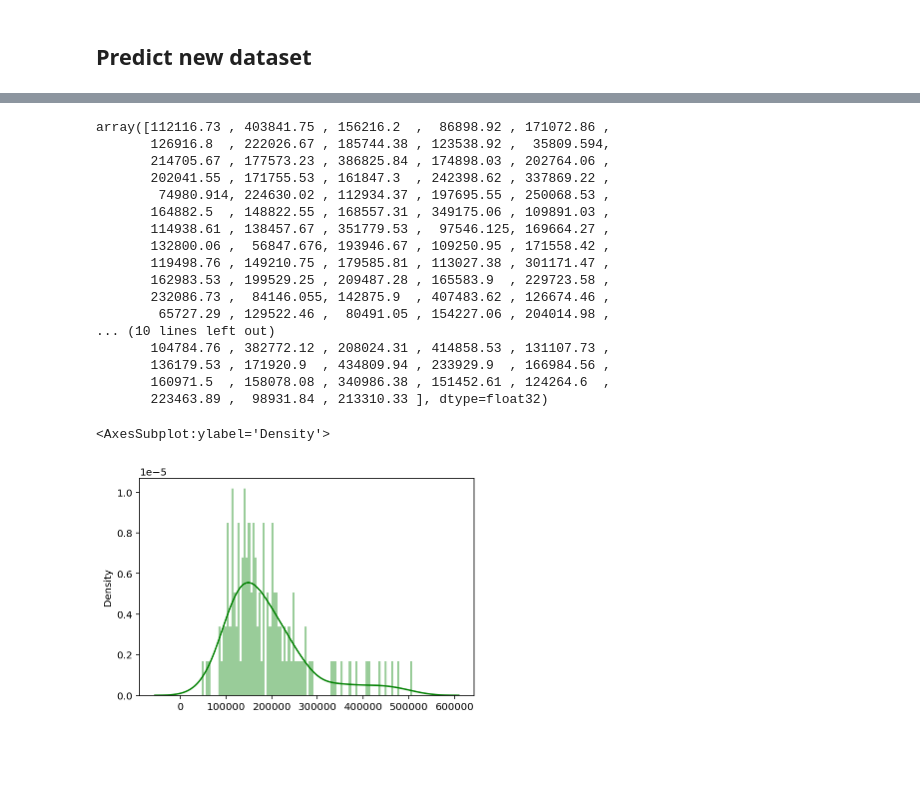
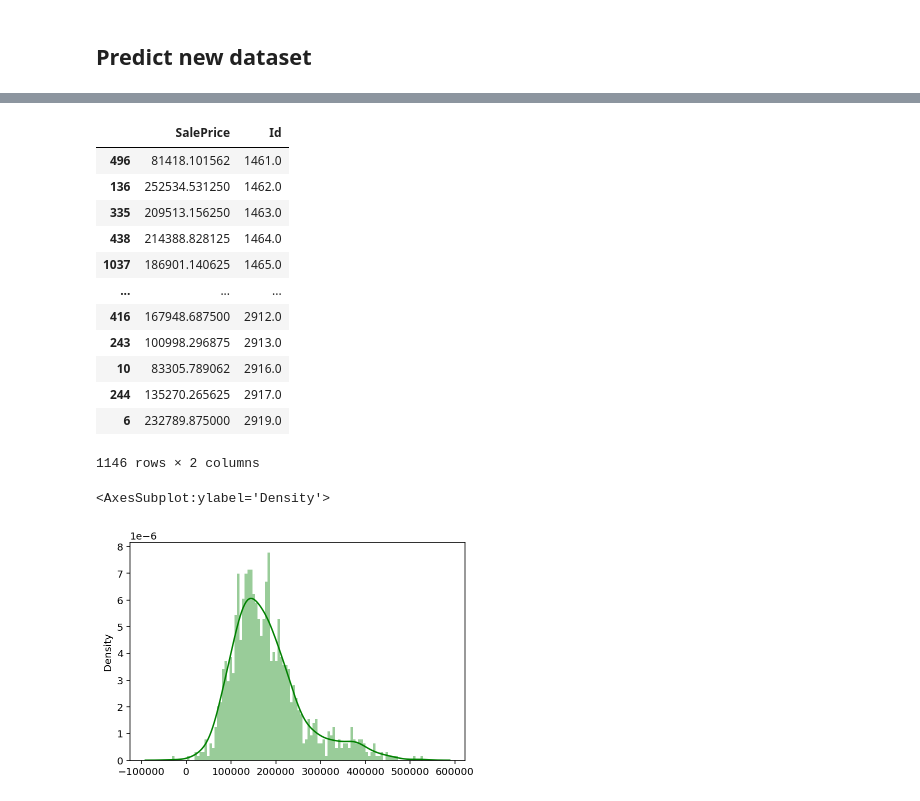
Before and after one commit to ET645/Adriel_ET645, a Jupyter notebook: House_Price_Predcition_Kaagle/House_Price_Prediction_NN_Kaagle.ipynb, the cells around one changed output, grey strips where cells are left out. Saved outputs shown, nothing was run; the diff lists cells and outputs as text; code cells hidden in the pictures; blank space fills up the shorter version.

```diff
--- a/House_Price_Predcition_Kaagle/House_Price_Prediction_NN_Kaagle.ipynb
+++ b/House_Price_Predcition_Kaagle/House_Price_Prediction_NN_Kaagle.ipynb
@@ -188,7 +188,7 @@ for i, ax in enumerate(fig.axes):
 # %% [markdown]
 ## Preprocess
 # %%
-def preprocess(df, transformers:dict={}):
+def preprocess(df, transformers:dict={}, data_type='train'):
     """
     Preprocess the dataframe to better use in the model.
 
@@ -200,8 +200,12 @@ def preprocess(df, transformers:dict={}):
         [pd.DataFrame]
         [dict]: Dictionary of transformers used.
     """
+    df_wrangling = df.copy()
 
-    df_wrangling = df.copy()
+    if data_type == 'test':
+        id_series = df_wrangling['Id']
+    else:
+        id_series = None
 
     # One Hot Enconding
     categorical_variables = df_wrangling.select_dtypes(exclude = ['float64', 'int64'])
@@ -239,9 +243,13 @@ def preprocess(df, transformers:dict={}):
 
     df_wrangling.drop(columns=useless_cols, inplace=True)
 
+    if data_type== 'test':
+        df_wrangling['label'] = id_series
+
     # Dropping NA's
     df_wrangling.dropna(inplace=True)
 
     return df_wrangling, {'scaler': scaler,
                           'encoder': enc,
-                          'cols_to_drop': useless_cols}
+                          'cols_to_drop': useless_cols,
+                          'test_id_series': id_series}
@@ -316,8 +340,12 @@ X_validation['label'] = y_validation
 df_train = X_train
 df_validation = X_validation
 
+
+# cols = pd.read_csv('data/test.csv').isna().mean()[pd.read_csv('data/test.csv').isna().mean() > 0.3].index.tolist()
+# df_test = pd.read_csv('data/test.csv').drop(columns=cols).dropna()
 df_test, transformers = preprocess(pd.read_csv('data/test.csv'),
-                                  transformers=train_transformers)
+                                  transformers=train_transformers,
+                                  data_type='test')
 
 dataloader = {}
 names = ['train', 'validation', 'test']
@@ -605,34 +602,36 @@ def predict(model, feat, scaler_train=get_train_scaler()):
         return output
 
 
-final_results = []
+final_results = np.array(None)
+id_results = np.array(None)
 for data in iter(dataloader['test']):
     new_features = data['features']
     y_predicted = predict(model, new_features)
-    final_results.append(y_predicted)
-    break
-final_results = np.array(final_results)
-final_results.flatten()
+    final_results = np.append(final_results, y_predicted)
+
+    id_results = np.append(id_results, data['label'].numpy())
+
+final_results = np.array(final_results).flatten()[1:]
+id_results = np.array(id_results).flatten()[1:]
+df_results = pd.DataFrame.from_dict({'SalePrice': final_results, 'Id': id_results},
+                                    orient='index').T
+df_results.sort_values(by = 'Id')
 # %% [output]
+|  | SalePrice | Id |
+| 496 | 81418.101562 | 1461.0 |
+| 136 | 252534.531250 | 1462.0 |
+| 335 | 209513.156250 | 1463.0 |
+| 438 | 214388.828125 | 1464.0 |
+| 1037 | 186901.140625 | 1465.0 |
+| ... | ... | ... |
+| 416 | 167948.687500 | 2912.0 |
+| 243 | 100998.296875 | 2913.0 |
+| 10 | 83305.789062 | 2916.0 |
+| 244 | 135270.265625 | 2917.0 |
+| 6 | 232789.875000 | 2919.0 |
-array([112116.73 , 403841.75 , 156216.2  ,  86898.92 , 171072.86 ,
-       126916.8  , 222026.67 , 185744.38 , 123538.92 ,  35809.594,
-       214705.67 , 177573.23 , 386825.84 , 174898.03 , 202764.06 ,
-       202041.55 , 171755.53 , 161847.3  , 242398.62 , 337869.22 ,
-        74980.914, 224630.02 , 112934.37 , 197695.55 , 250068.53 ,
-       164882.5  , 148822.55 , 168557.31 , 349175.06 , 109891.03 ,
-       114938.61 , 138457.67 , 351779.53 ,  97546.125, 169664.27 ,
-       132800.06 ,  56847.676, 193946.67 , 109250.95 , 171558.42 ,
-       119498.76 , 149210.75 , 179585.81 , 113027.38 , 301171.47 ,
-       162983.53 , 199529.25 , 209487.28 , 165583.9  , 229723.58 ,
-       232086.73 ,  84146.055, 142875.9  , 407483.62 , 126674.46 ,
-        65727.29 , 129522.46 ,  80491.05 , 154227.06 , 204014.98 ,
-... (10 lines left out)
-       104784.76 , 382772.12 , 208024.31 , 414858.53 , 131107.73 ,
-       136179.53 , 171920.9  , 434809.94 , 233929.9  , 166984.56 ,
-       160971.5  , 158078.08 , 340986.38 , 151452.61 , 124264.6  ,
-       223463.89 ,  98931.84 , 213310.33 ], dtype=float32)
+1146 rows × 2 columns
 # %%
-sns.distplot(y_final, color='g', bins=100, hist_kws={'alpha': 0.4})
+sns.distplot(final_results, color='g', bins=100, hist_kws={'alpha': 0.4})
 # %% [output]
 <AxesSubplot:ylabel='Density'>
-[figure, old version]
+[figure, new version]
```
Also changed, not shown: parts of 10 cells of this notebook, 1 other file.
